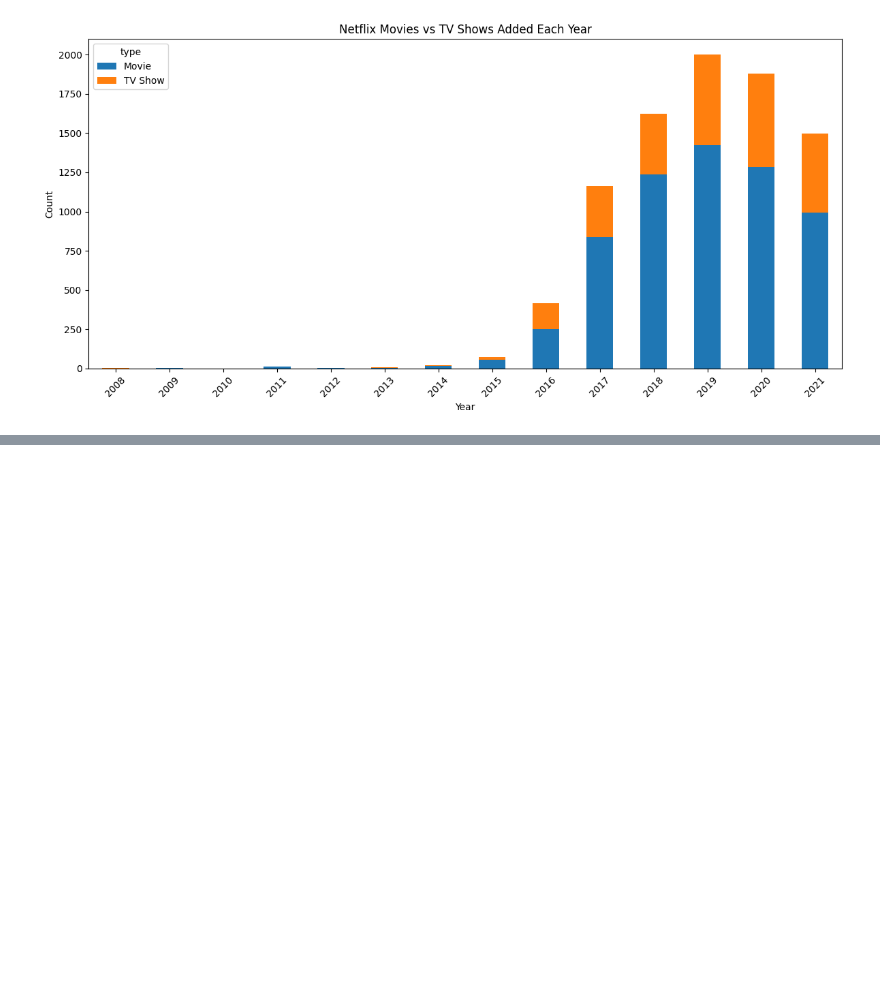
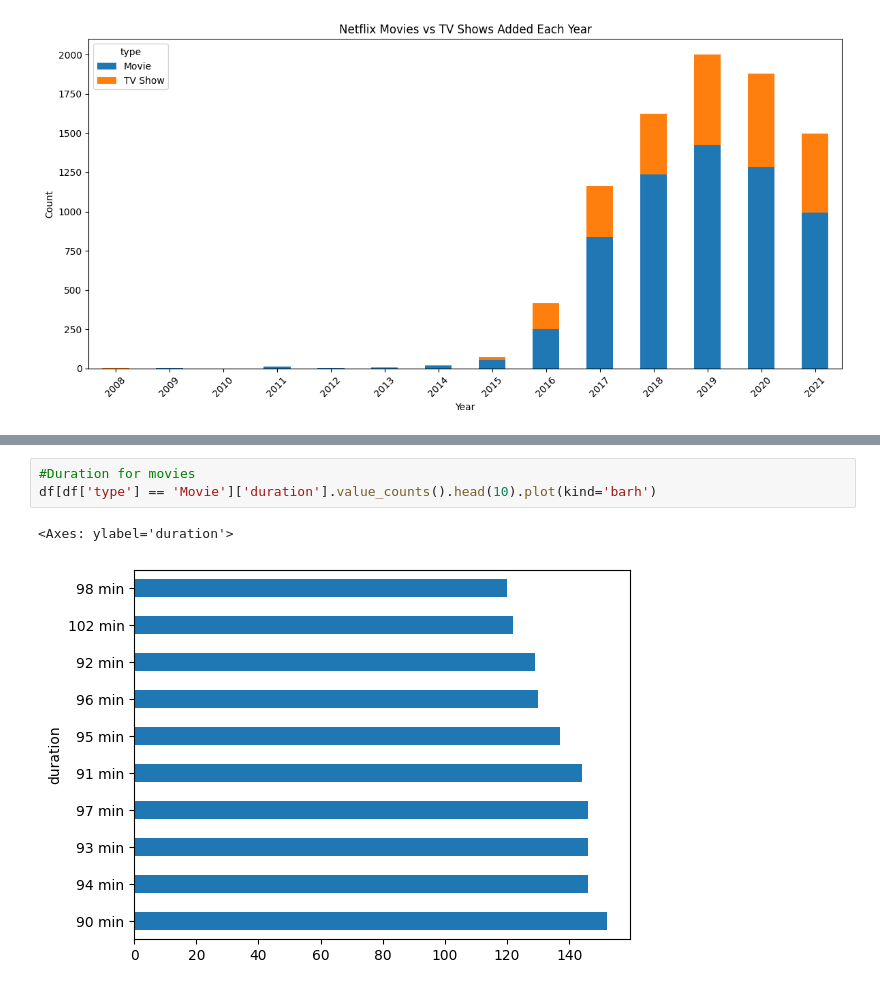
Before and after one commit to mcompass11/kdot-netflix-data, a Jupyter notebook: notebook/netflix_analysis.ipynb, the cells around one changed output, grey strips where cells are left out. Cells and saved outputs as stored; diff of their text form; blank space fills up the shorter version.

```diff
--- a/notebook/netflix_analysis.ipynb
+++ b/notebook/netflix_analysis.ipynb
@@ -253,0 +267,6 @@ plt.show()
+# %%
+#Duration for movies
+df[df['type'] == 'Movie']['duration'].value_counts().head(10).plot(kind='barh')
+# %% [output]
+<Axes: ylabel='duration'>
+[figure, added]
```
Also changed, not shown: parts of 3 cells of this notebook.
